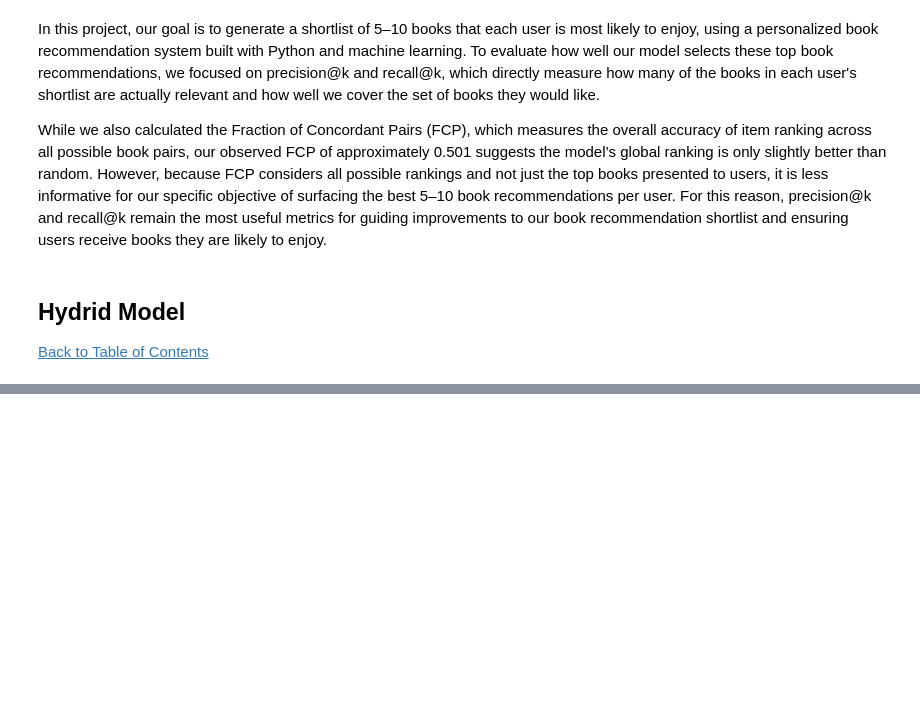
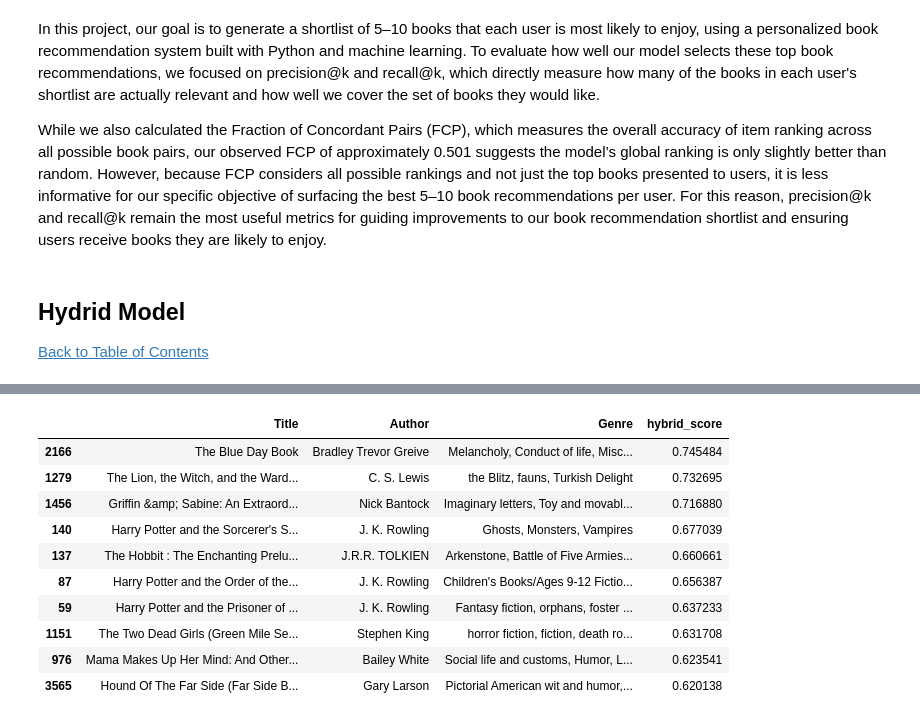
Before and after one commit to MiliThakrar/Book-Recommendations, a Jupyter notebook: notebooks/4. Advance Modeling.ipynb, the cells around one changed output, grey strips where cells are left out. Drawn from its saved outputs; the diff is of its cells as text; code cells hidden in the pictures; blank space fills up the shorter version.

Commit message:
Add Hybrid Model code to the Advance modeling notebook

```diff
--- a/notebooks/4. Advance Modeling.ipynb
+++ b/notebooks/4. Advance Modeling.ipynb
@@ -567,11 +570,3 @@ While we also calculated the Fraction of Concordant Pairs (FCP), which measures
 <a id="hybrid"></a>
 ## Hydrid Model
 [Back to Table of Contents](#TOC)
-# %%
-import pickle
-
-with open('collaborative_model.pkl', 'rb') as f:
-    collab_model = pickle.load(f)
-
-with open('content_model.pkl', 'rb') as f:
-    content_model = pickle.load(f)
@@ -606,0 +630,10 @@ top_books = [candidate_books[i] for i in top_indices]
+# %%
+import pickle
+from surprise import dump
+
+# Load DataFrame
+with open('../models/book_title_embeddings_updated.pkl', 'rb') as f:
+    df = pickle.load(f)
+
+# Load collaborative model
+_, collab_model = dump.load('../models/funkSVD_model.pkl')
@@ -606,0 +652,15 @@ top_books = [candidate_books[i] for i in top_indices]
+# %%
+# For a returning user (hybrid)
+hybrid_recommendation(df, collab_model, user_id='8', user_query="The Hobbit", top_n=10, alpha=0.5)
+# %% [output]
+|  | Title | Author | Genre | hybrid_score |
+| 2166 | The Blue Day Book | Bradley Trevor Greive | Melancholy, Conduct of life, Misc... | 0.745484 |
+| 1279 | The Lion, the Witch, and the Ward... | C. S. Lewis | the Blitz, fauns, Turkish Delight | 0.732695 |
+| 1456 | Griffin &amp; Sabine: An Extraord... | Nick Bantock | Imaginary letters, Toy and movabl... | 0.716880 |
+| 140 | Harry Potter and the Sorcerer's S... | J. K. Rowling | Ghosts, Monsters, Vampires | 0.677039 |
+| 137 | The Hobbit : The Enchanting Prelu... | J.R.R. TOLKIEN | Arkenstone, Battle of Five Armies... | 0.660661 |
+| 87 | Harry Potter and the Order of the... | J. K. Rowling | Children's Books/Ages 9-12 Fictio... | 0.656387 |
+| 59 | Harry Potter and the Prisoner of ... | J. K. Rowling | Fantasy fiction, orphans, foster ... | 0.637233 |
+| 1151 | The Two Dead Girls (Green Mile Se... | Stephen King | horror fiction, fiction, death ro... | 0.631708 |
+| 976 | Mama Makes Up Her Mind: And Other... | Bailey White | Social life and customs, Humor, L... | 0.623541 |
+| 3565 | Hound Of The Far Side (Far Side B... | Gary Larson | Pictorial American wit and humor,... | 0.620138 |
```
Also changed, not shown: parts of 4 cells of this notebook.
